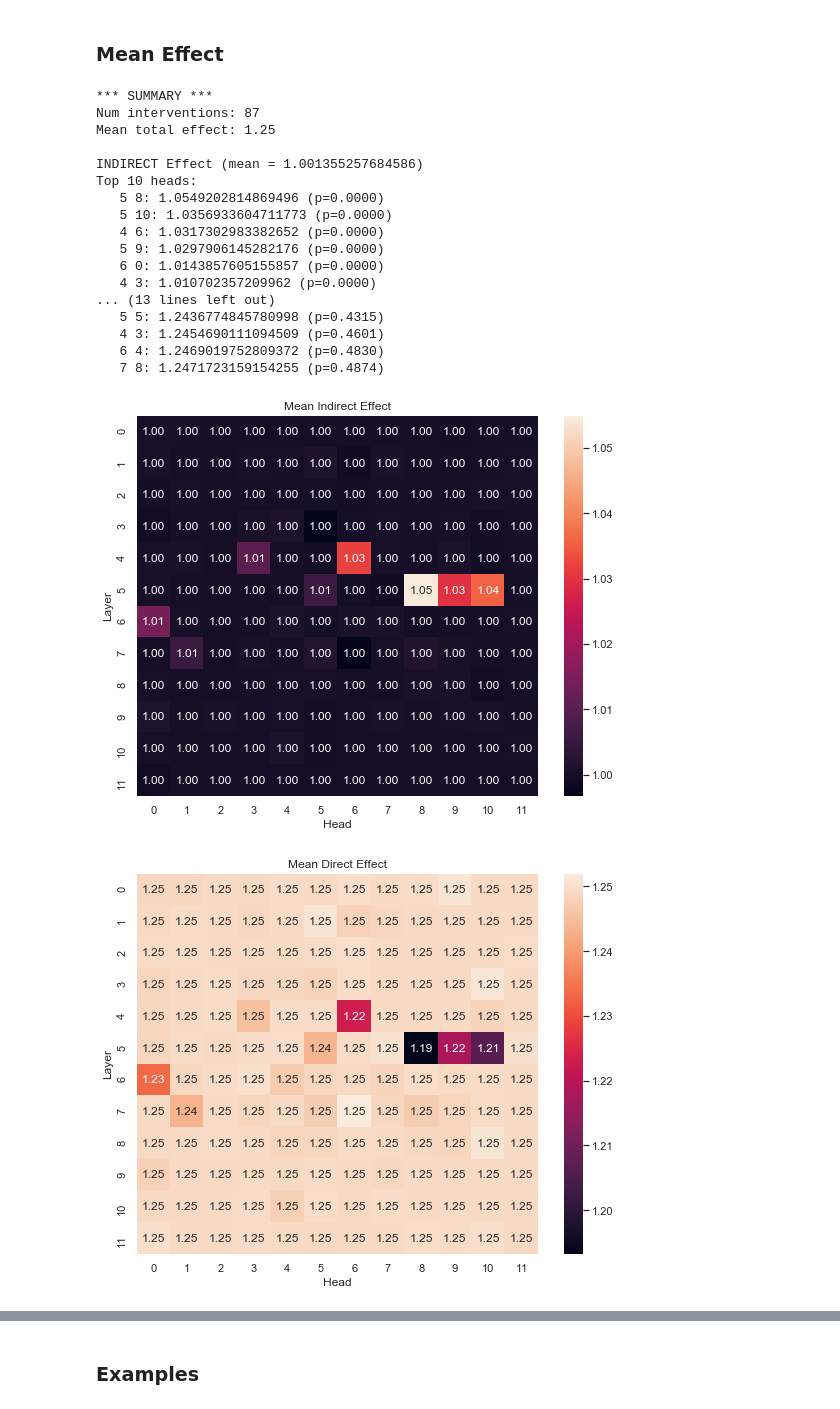
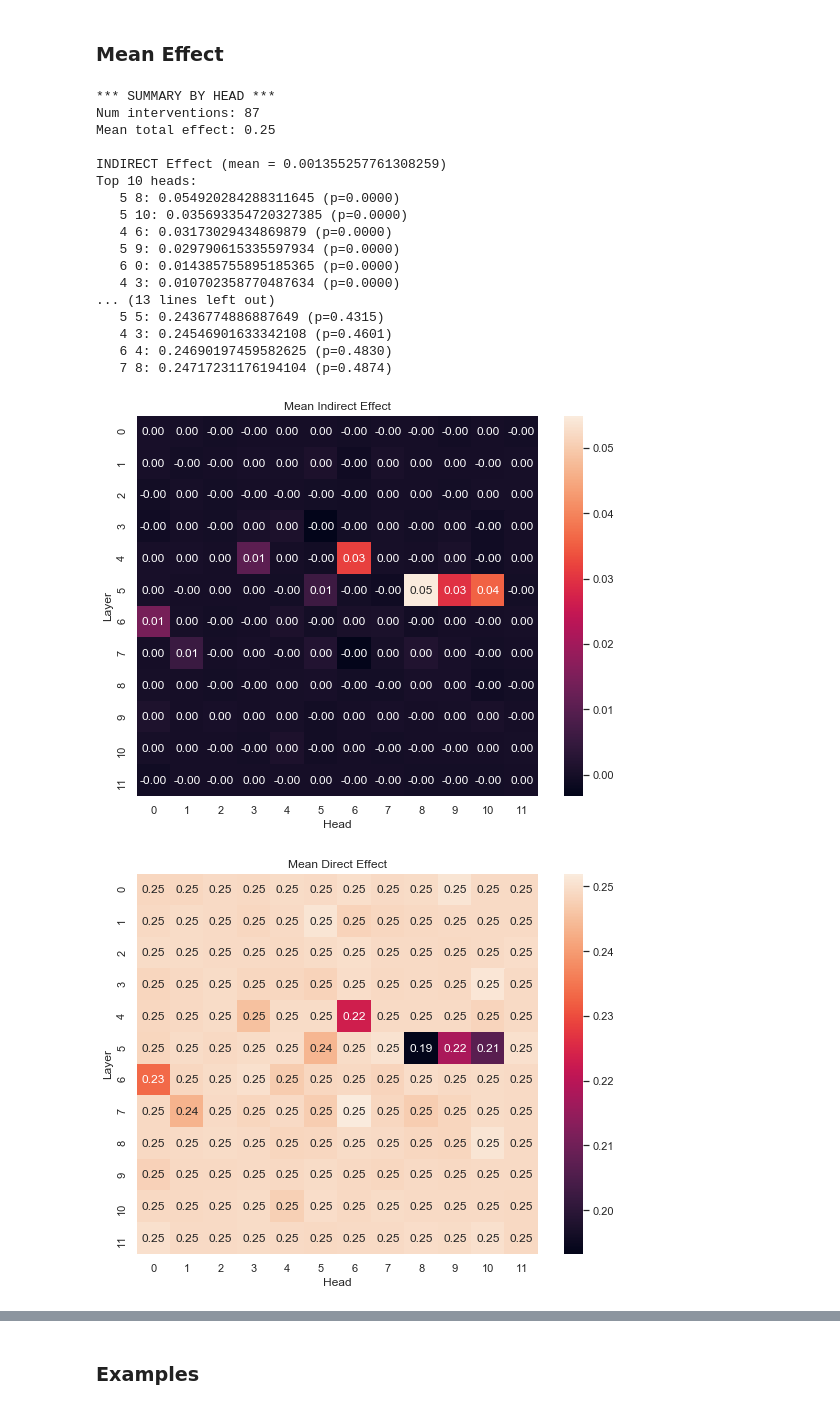
Before and after one commit to mattf1n/lm-intervention, a Jupyter notebook: winobias_attn_intervention_filtered.ipynb, the cells around one changed output, grey strips where cells are left out. Cells and saved outputs as stored; diff of their text form; code cells hidden in the pictures.

```diff
--- a/winobias_attn_intervention_filtered.ipynb
+++ b/winobias_attn_intervention_filtered.ipynb
@@ -1,5 +1,5 @@
 # %%
-RECOMPUTE = False
+FROM_CACHE = False
 # %%
 import winobias
 from experiment import Model
@@ -10,7 +10,7 @@ import json
 ## Results (filtering on odds ratio):
 # %%
 fname = 'winobias_data/attention_intervention_results_filtered.json'
-if RECOMPUTE:
+if not FROM_CACHE:
 	quantile = 0.25
 	model = Model(output_attentions=True)
 	tokenizer = GPT2Tokenizer.from_pretrained('gpt2')
@@ -48,24 +48,24 @@ Num examples with odds ratio > 1.0497 (0.25 quantile): 87 / 160
 # %% [markdown]
 ### Mean Effect
 # %%
-report_interventions_summary(results)
+report_interventions_summary_by_head(results)
 # %% [output]
-*** SUMMARY ***
+*** SUMMARY BY HEAD ***
 Num interventions: 87
-Mean total effect: 1.25
+Mean total effect: 0.25
 
-INDIRECT Effect (mean = 1.001355257684586)
+INDIRECT Effect (mean = 0.001355257761308259)
 Top 10 heads:
-   5 8: 1.0549202814869496 (p=0.0000)
-   5 10: 1.0356933604711773 (p=0.0000)
-   4 6: 1.0317302983382652 (p=0.0000)
-   5 9: 1.0297906145282176 (p=0.0000)
-   6 0: 1.0143857605155857 (p=0.0000)
-   4 3: 1.010702357209962 (p=0.0000)
+   5 8: 0.054920284288311645 (p=0.0000)
+   5 10: 0.035693354720327385 (p=0.0000)
+   4 6: 0.03173029434869879 (p=0.0000)
+   5 9: 0.029790615335597934 (p=0.0000)
+   6 0: 0.014385755895185365 (p=0.0000)
+   4 3: 0.010702358770487634 (p=0.0000)
 ... (13 lines left out)
-   5 5: 1.2436774845780998 (p=0.4315)
-   4 3: 1.2454690111094509 (p=0.4601)
-   6 4: 1.2469019752809372 (p=0.4830)
-   7 8: 1.2471723159154255 (p=0.4874)
+   5 5: 0.2436774886887649 (p=0.4315)
+   4 3: 0.24546901633342108 (p=0.4601)
+   6 4: 0.24690197459582625 (p=0.4830)
+   7 8: 0.24717231176194104 (p=0.4874)
-[figure, old version]
+[figure, new version]
-[figure, old version]
+[figure, new version]
```
Also changed, not shown: parts of 6 cells of this notebook, 6 other files.
